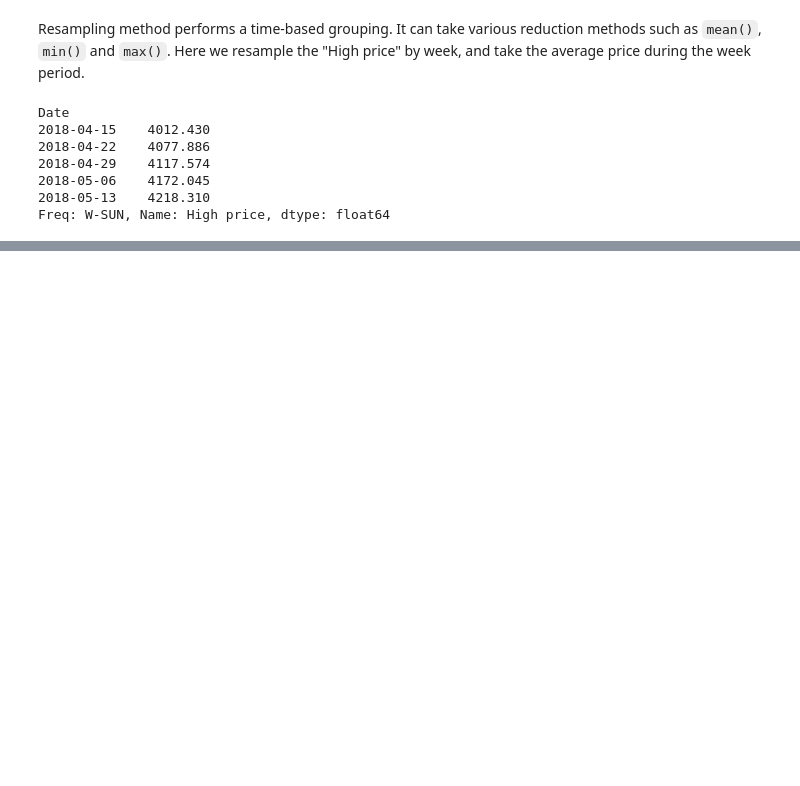
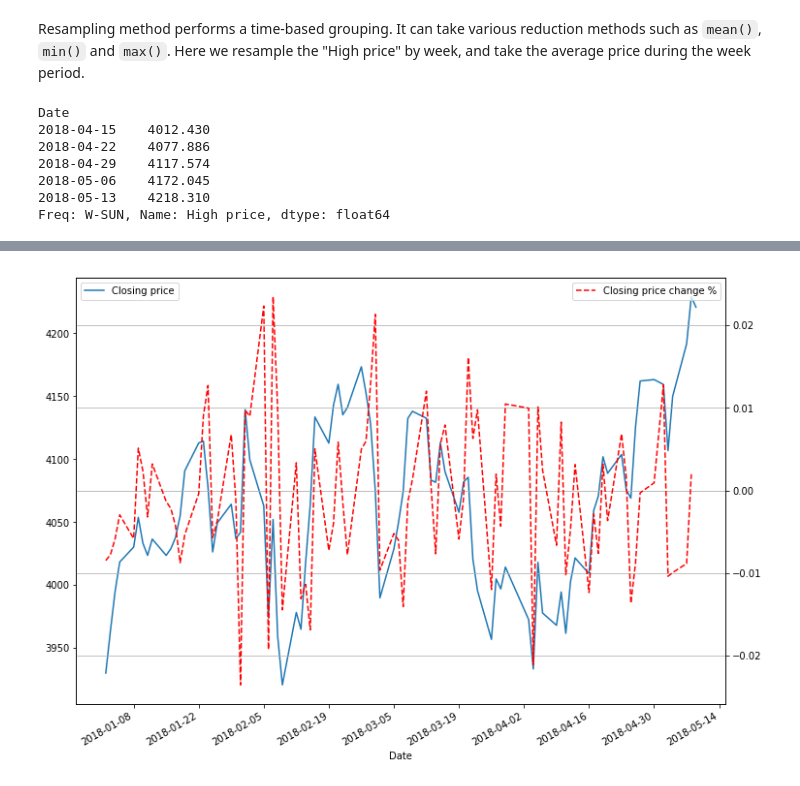
Before and after one commit to aceisScope/jupyter_demo, a Jupyter notebook: OMX Helsinki 25.ipynb, the cells around one changed output, grey strips where cells are left out. Saved outputs shown, nothing was run; the diff lists cells and outputs as text; code cells hidden in the pictures; blank space fills up the shorter version.

```diff
--- a/OMX Helsinki 25.ipynb
+++ b/OMX Helsinki 25.ipynb
@@ -73,0 +88,12 @@ Freq: W-SUN, Name: High price, dtype: float64
+# %%
+fig, ax1 = plt.subplots()
+ax2 = ax1.twinx()
+
+data.plot(data.index, 'Closing price', ax=ax1)
+data.pct_change(fill_method='ffill').plot(data.index, 'Closing price', style='r--', ax=ax2, label="Closing price change %")
+
+plt.gca().yaxis.grid(True)
+plt.rcParams["figure.figsize"] =(12,9)
+plt.show()
+# %% [output]
+[figure, added]
```
Also changed, not shown: parts of 4 cells of this notebook.
